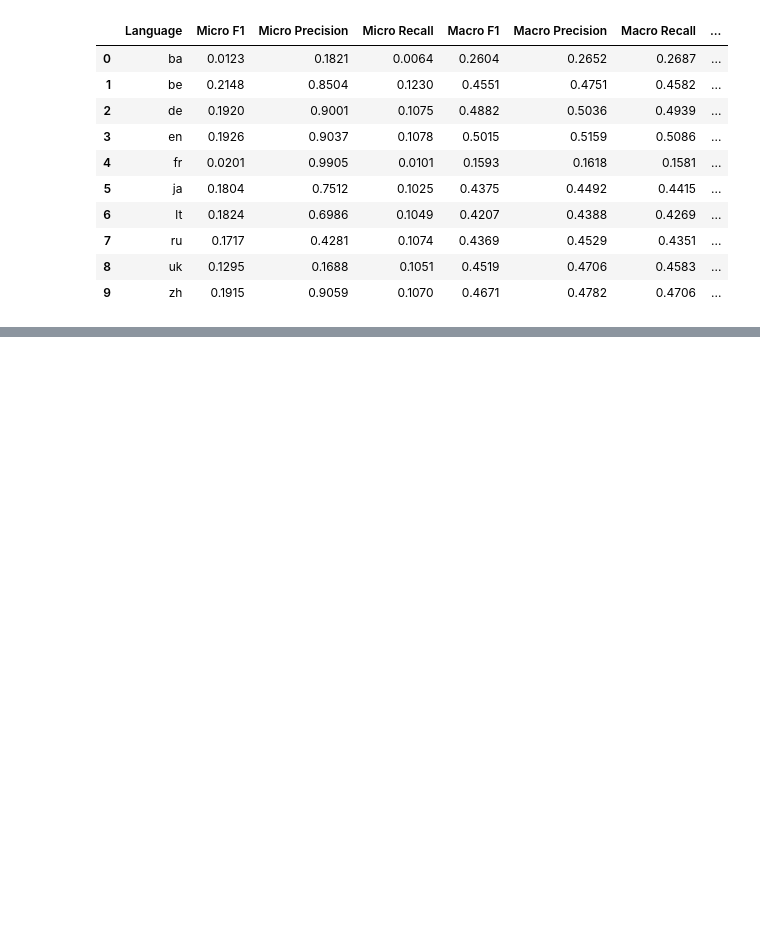
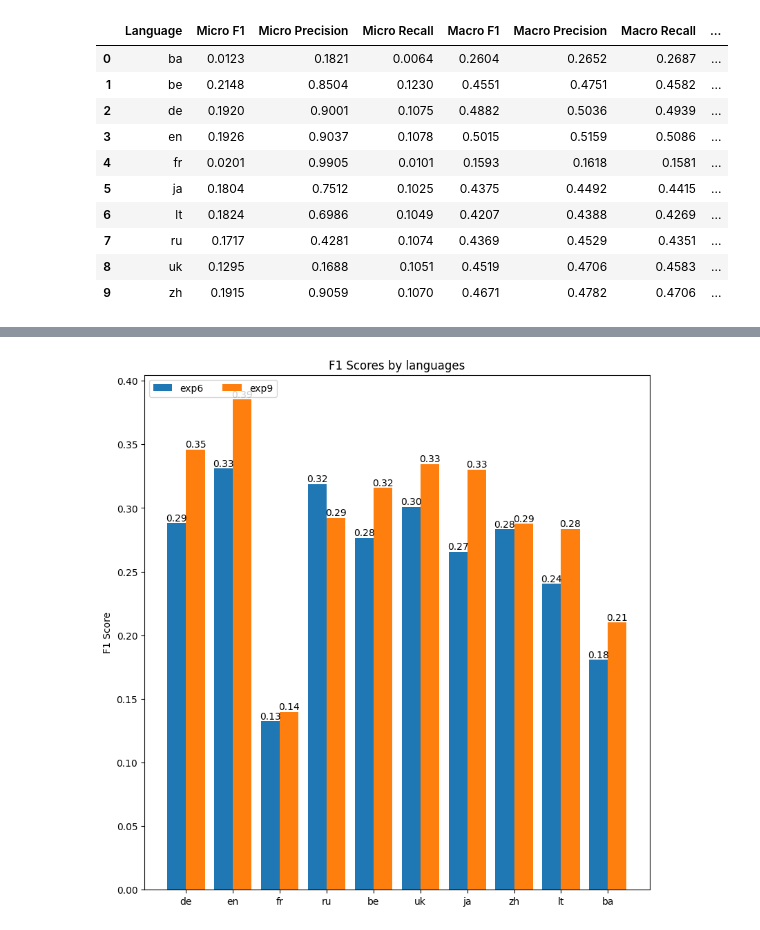
Before and after one commit to dice-group/MST5, a Jupyter notebook: notebooks/eval_results.ipynb, the cells around one changed output, grey strips where cells are left out. Cells and saved outputs as stored; diff of their text form; code cells hidden in the pictures; blank space fills up the shorter version.

```diff
--- a/notebooks/eval_results.ipynb
+++ b/notebooks/eval_results.ipynb
@@ -929,0 +997,7 @@ experiment status summary:
+# %%
+plot({
+    "exp6": new_mistake_exp6,
+    "exp9": exp9
+})
+# %% [output]
+[figure, added]
```
Also changed, not shown: parts of 25 cells of this notebook.
